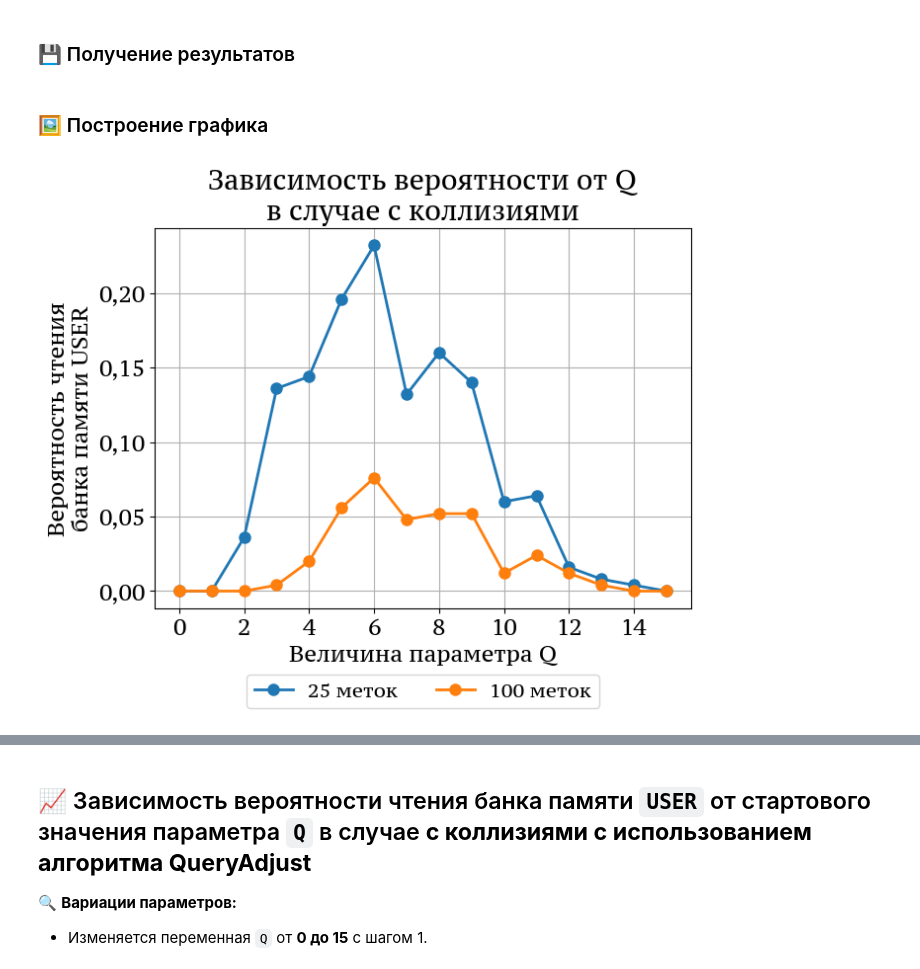
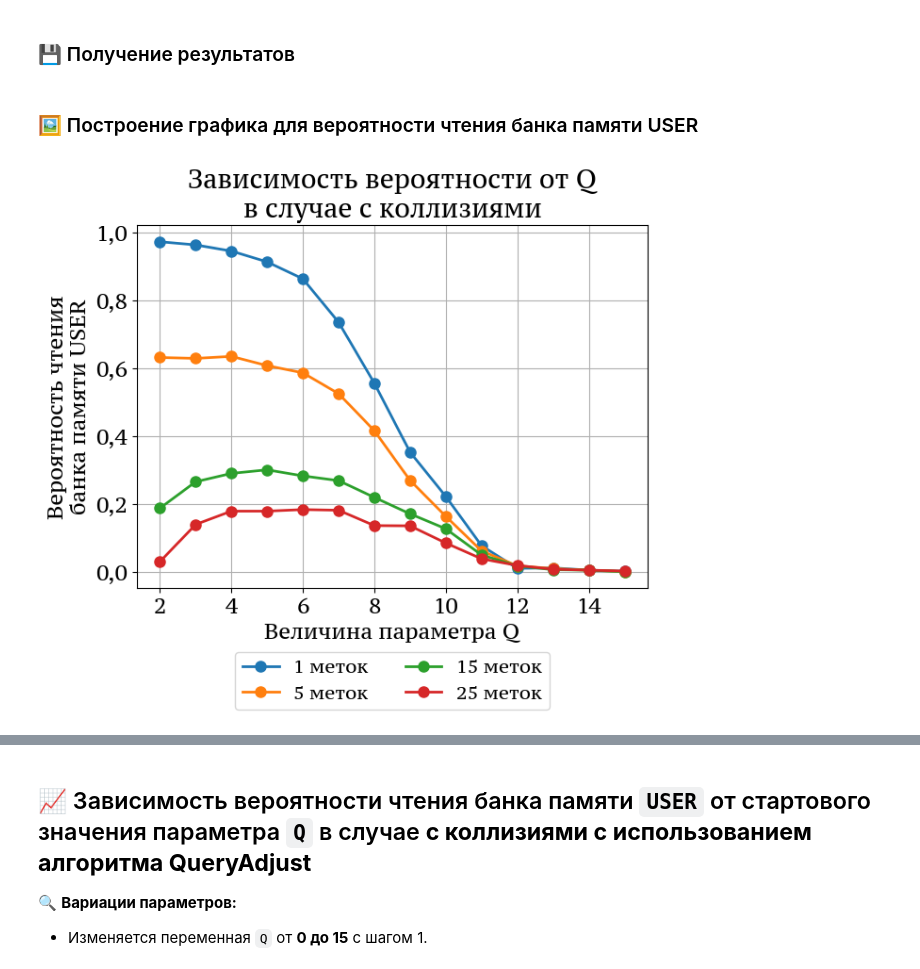
Before and after one commit to VilmenAbramian/simulation, a Jupyter notebook: pysim/experiments/notebooks/rfid_multiple_tag.ipynb, the cells around one changed output, grey strips where cells are left out. Cells and saved outputs as stored; diff of their text form; code cells hidden in the pictures.

```diff
--- a/pysim/experiments/notebooks/rfid_multiple_tag.ipynb
+++ b/pysim/experiments/notebooks/rfid_multiple_tag.ipynb
@@ -17,4 +10,8 @@ from pysim.experiments.utility.channel_helper import(
 # %%
+SAVE_FIG = False         # Сохранять ли изображения
+SAVE_RESULTS = False    # Сохранять ли результаты в JSON
+USE_JSON = not SAVE_RESULTS        # Использовать ли результаты из JSON
+
 IMG_DIRECTORY = "rfid/multiple_tag/"
 JSON_DIRECTORY = "../results/result_jsons/rfid/multiple_tag/"
 # %% [markdown]
@@ -149,20 +129,21 @@ tag_period_params = [
 # %%
-q_variable = np.arange(0, 16, 1)
+q_variable = np.arange(2, 16, 1)
 colllision_params_list = []
 
 for tag_params_item in tag_period_params:
     colllision_params_list.append({
-        'tari': default_params.tari,
-        'encoding':  default_params.encoding,
-        'tid_word_size': default_params.tid_word_size,
-        'power': default_params.power_dbm,
-        'num_tags': 50,
-        'speed': default_params.speed,
-        'reader_offset': default_params.reader_offset,
-        'tag_offset': default_params.tag_offset,
-        'altitude': default_params.altitude,
-        'useadjust': False,
+        "tari": default_params.tari,
+        "encoding":  default_params.encoding,
+        "tid_word_size": default_params.tid_word_size,
+        "power": default_params.power_dbm,
+        "num_tags": 1500,
+        "speed": default_params.speed,
+        "reader_offset": default_params.reader_offset,
+        "tag_offset": default_params.tag_offset,
+        "altitude": 4,
+        "useadjust": False,
         "generation_interval": tag_params_item["generation_interval"],
+        "tags_amount": int(tag_params_item["label"].split()[0]),
         "label": tag_params_item["label"]
     })
 # %% [markdown]
@@ -170,31 +151,31 @@ for tag_params_item in tag_period_params:
 # %%
 key_name = lambda params: f"{params["label"]}"
 # %%
-collision_result = calculate_probs(
+collision_result = calculate_simulations(
     variable="q",
     variable_values=q_variable,
     params_list=colllision_params_list,
     key_fn=key_name,
-    use_json=True,
-    save_results=False,
+    use_json=USE_JSON,
+    save_results=SAVE_RESULTS,
     json_directory=JSON_DIRECTORY,
     file_name="q_collision.json"
 )
-# Моделирование на M3 Pro с 'num_tags': 250:
-# Моделирование по переменной q: 100%|██████████| 3/3 [01:09<00:00, 23.16s/it]
+# Моделирование на M3 Pro с "num_tags": 1500:
+# Моделирование по переменной q: 100%|██████████| 4/4 [10:05<00:00, 151.27s/it]
 # %% [markdown]
-### 🖼️ Построение графика
+### 🖼️ Построение графика для вероятности чтения банка памяти USER
 # %%
 plot_simulations_results(
-    results_list=[collision_result],
+    results_list=[collision_result["read_user_probs"]],
     labels_list=[key_name(params) for params in tag_period_params],
     titles=["Зависимость вероятности от Q\nв случае с коллизиями"],
     x_variable=q_variable,
     x_label="Величина параметра Q",
     image_name="Collision probs",
-    save_fig=False,
+    save_fig=SAVE_FIG,
     image_directory=IMG_DIRECTORY,
     integer_labels=True
 )
 # %% [output]
-[figure, old version]
+[figure, new version]
```
Also changed, not shown: parts of 18 cells of this notebook, 24 other files.
